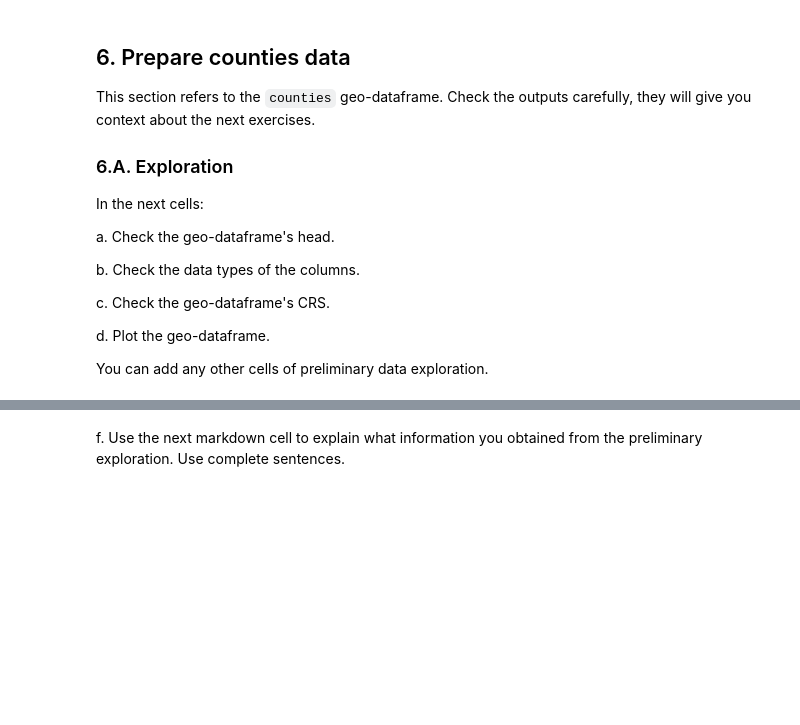
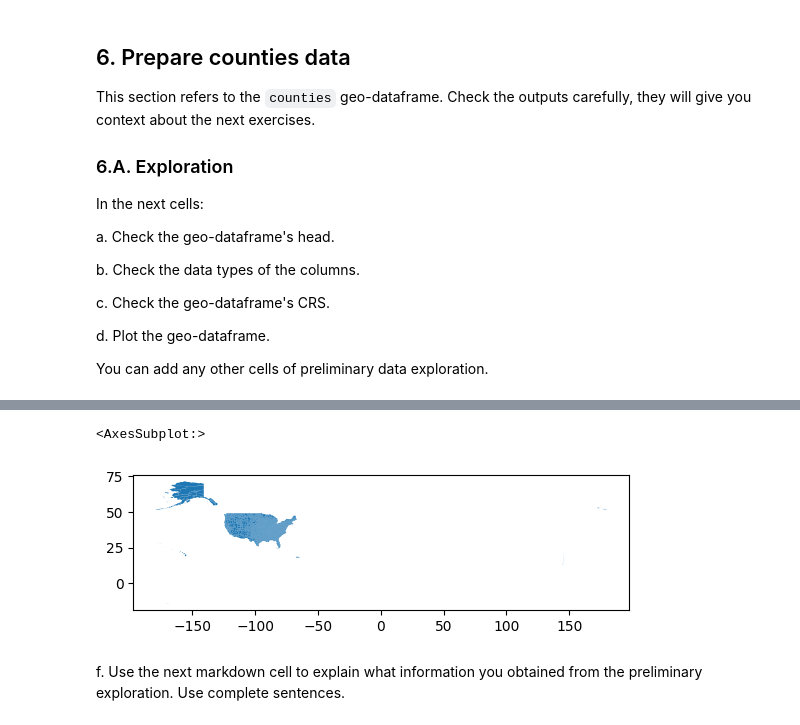
Before and after one commit to nmoraescommit/eds220-hwk3, a Jupyter notebook: hwk3-task1-spills.ipynb, the cells around one changed output, grey strips where cells are left out. Drawn from its saved outputs; the diff is of its cells as text; code cells hidden in the pictures; blank space fills up the shorter version.

```diff
--- a/hwk3-task1-spills.ipynb
+++ b/hwk3-task1-spills.ipynb
@@ -303,5 +369,10 @@ You can add any other cells of preliminary data exploration.
 # %%
 # d. Your code here
+# Plot counties df
+counties.plot()
+# %% [output]
+<AxesSubplot:>
+[figure, added]
 # %% [markdown]
 <!-- BEGIN QUESTION -->
 
```
Also changed, not shown: parts of 12 cells of this notebook, 1 other file.
